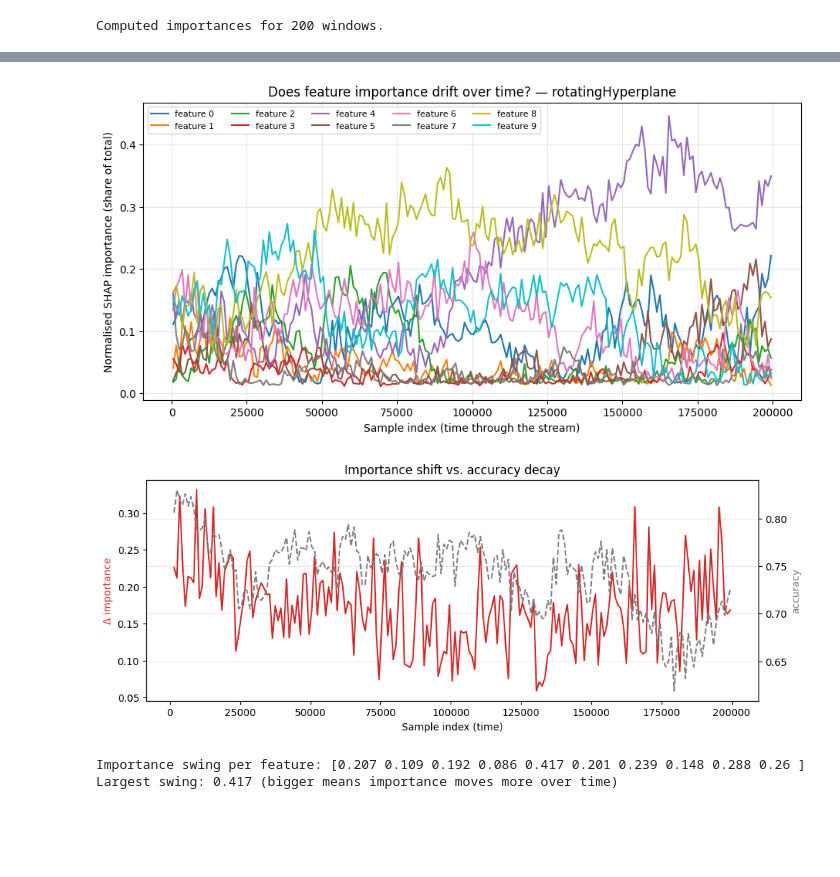
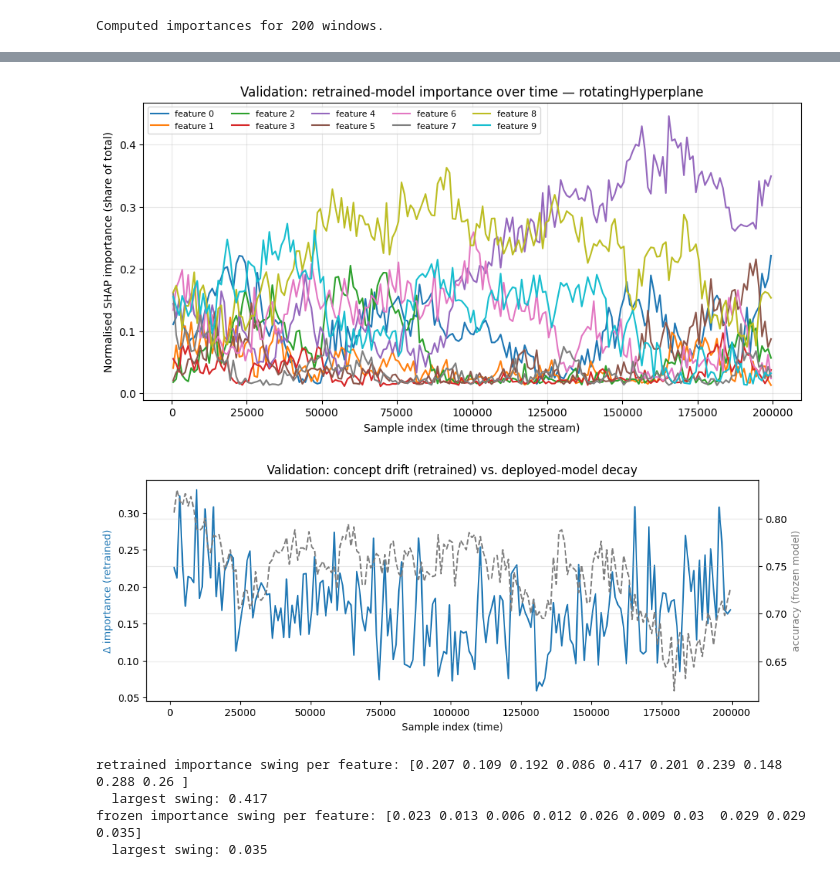
Before and after one commit to shreyuu/UoN-Business-Analytics, a Jupyter notebook: Dissertation/main.ipynb, the cells around one changed output, grey strips where cells are left out. Saved outputs shown, nothing was run; the diff lists cells and outputs as text; code cells hidden in the pictures; blank space fills up the shorter version.

```diff
--- a/Dissertation/main.ipynb
+++ b/Dissertation/main.ipynb
@@ -88,37 +105,40 @@ Computed importances for 200 windows.
 d = X.shape[1]
 plt.figure(figsize=(11, 5))
 for i in range(d):
-    plt.plot(centers, importances[:, i], label=f"feature {i}")
+    plt.plot(centers, retrained_imp[:, i], label=f"feature {i}")
 plt.xlabel("Sample index (time through the stream)")
 plt.ylabel("Normalised SHAP importance (share of total)")
-plt.title("Does feature importance drift over time? — rotatingHyperplane")
+plt.title("Validation: retrained-model importance over time — rotatingHyperplane")
 plt.legend(ncol=5, fontsize=8)
 plt.grid(alpha=0.3)
 plt.show()
 # %% [output]
-[figure, old version]
+[figure, new version]
 # %%
-# how much did the importance fingerprint move between consecutive windows?
-delta = np.r_[np.nan, np.abs(np.diff(importances, axis=0)).sum(axis=1)]
+# VALIDATION view: retrained importance movement (concept truly drifting?)
+# vs. frozen-model accuracy. Two different models — context only, not the RQ2 test.
+delta_retrained = np.r_[np.nan, np.abs(np.diff(retrained_imp, axis=0)).sum(axis=1)]
 
 fig, ax1 = plt.subplots(figsize=(11, 4))
-ax1.plot(centers, delta, color="tab:red", label="change in importance")
-ax1.set_ylabel("Δ importance", color="tab:red")
+ax1.plot(centers, delta_retrained, color="tab:blue", label="Δ retrained importance")
+ax1.set_ylabel("Δ importance (retrained)", color="tab:blue")
 ax1.set_xlabel("Sample index (time)")
 
 ax2 = ax1.twinx()
-ax2.plot(centers, fixed_acc, color="gray", linestyle="--", label="frozen-model accuracy")
-ax2.set_ylabel("accuracy", color="gray")
-plt.title("Importance shift vs. accuracy decay")
+ax2.plot(centers, fixed_acc, color="gray", linestyle="--")
+ax2.set_ylabel("accuracy (frozen model)", color="gray")
+plt.title("Validation: concept drift (retrained) vs. deployed-model decay")
 plt.grid(alpha=0.3)
 plt.show()
 # %% [output]
-[figure, old version]
+[figure, new version]
 # %%
-swing = importances.max(axis=0) - importances.min(axis=0)
-print("Importance swing per feature:", np.round(swing, 3))
-print("Largest swing:", round(swing.max(), 3),
-      "(bigger means importance moves more over time)")
+for name, arr in [("retrained", retrained_imp), ("frozen", frozen_imp)]:
+    swing = arr.max(axis=0) - arr.min(axis=0)
+    print(f"{name} importance swing per feature:", np.round(swing, 3))
+    print(f"  largest swing: {round(swing.max(), 3)}")
 # %% [output]
-Importance swing per feature: [0.207 0.109 0.192 0.086 0.417 0.201 0.239 0.148 0.288 0.26 ]
-Largest swing: 0.417 (bigger means importance moves more over time)
+retrained importance swing per feature: [0.207 0.109 0.192 0.086 0.417 0.201 0.239 0.148 0.288 0.26 ]
+  largest swing: 0.417
+frozen importance swing per feature: [0.023 0.013 0.006 0.012 0.026 0.009 0.03  0.029 0.029 0.035]
+  largest swing: 0.035
```
Also changed, not shown: parts of 3 cells of this notebook.
